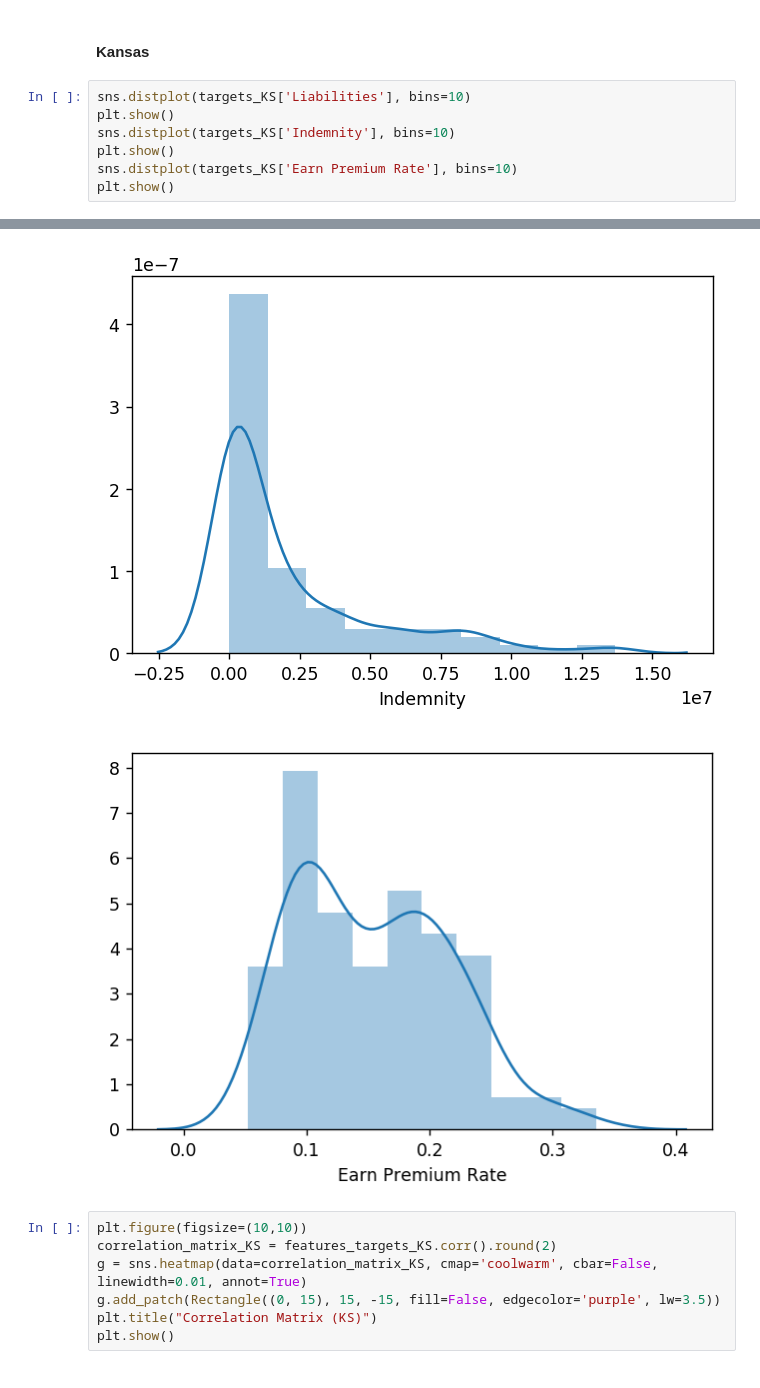
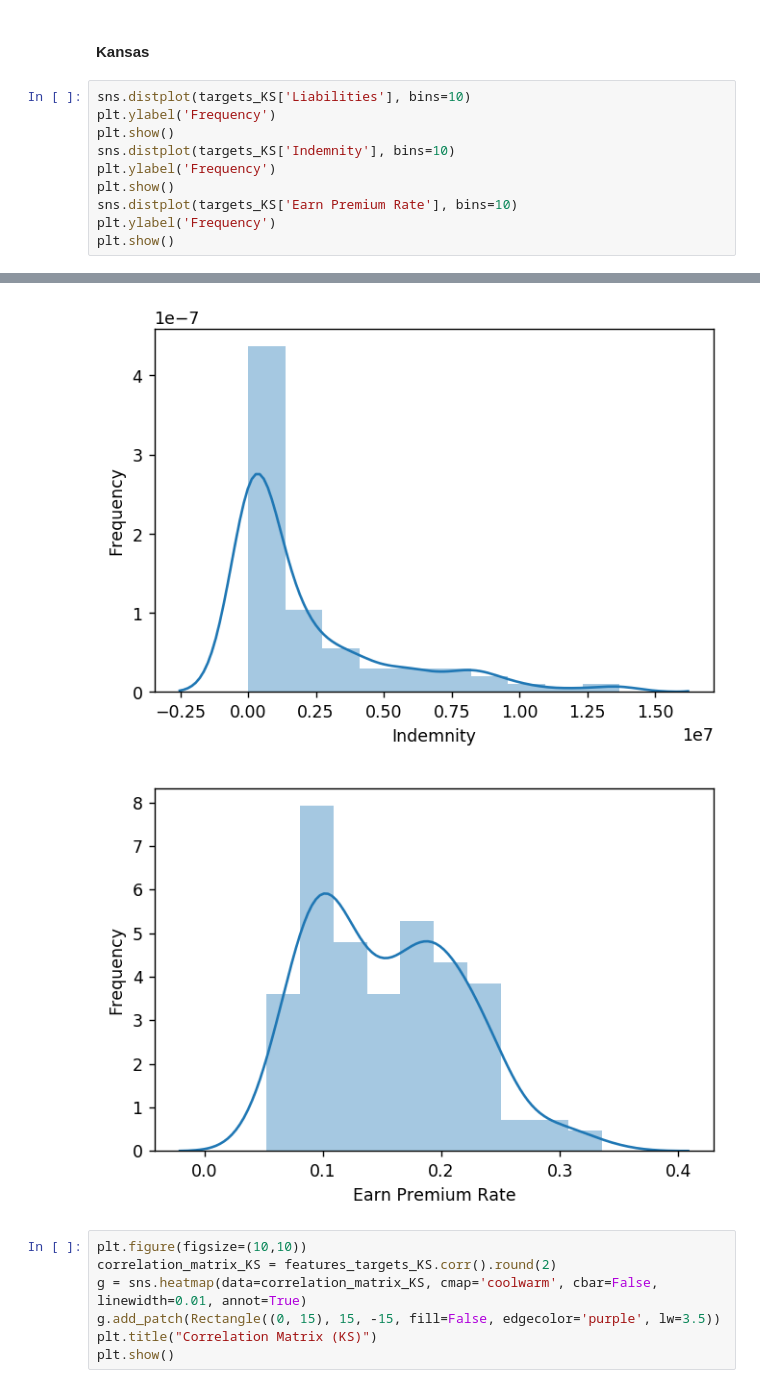
Before and after one commit to asmikumar/wheat-forecasting, a Jupyter notebook: regressions.ipynb, the cells around one changed output, grey strips where cells are left out. Drawn from its saved outputs; the diff is of its cells as text.

```diff
--- a/regressions.ipynb
+++ b/regressions.ipynb
@@ -345,9 +345,12 @@ features_targets_WA = pd.concat([features_WA.reset_index(drop=True), targets_WA.
 #### Kansas
 # %%
 sns.distplot(targets_KS['Liabilities'], bins=10)
+plt.ylabel('Frequency')
 plt.show()
 sns.distplot(targets_KS['Indemnity'], bins=10)
+plt.ylabel('Frequency')
 plt.show()
 sns.distplot(targets_KS['Earn Premium Rate'], bins=10)
+plt.ylabel('Frequency')
 plt.show()
 # %% [output]
@@ -355,5 +358,5 @@ plt.show()
-[figure, old version]
+[figure, new version]
-[figure, old version]
+[figure, new version]
 # %%
 plt.figure(figsize=(10,10))
 correlation_matrix_KS = features_targets_KS.corr().round(2)
```
Also changed, not shown: parts of 2 cells of this notebook.
